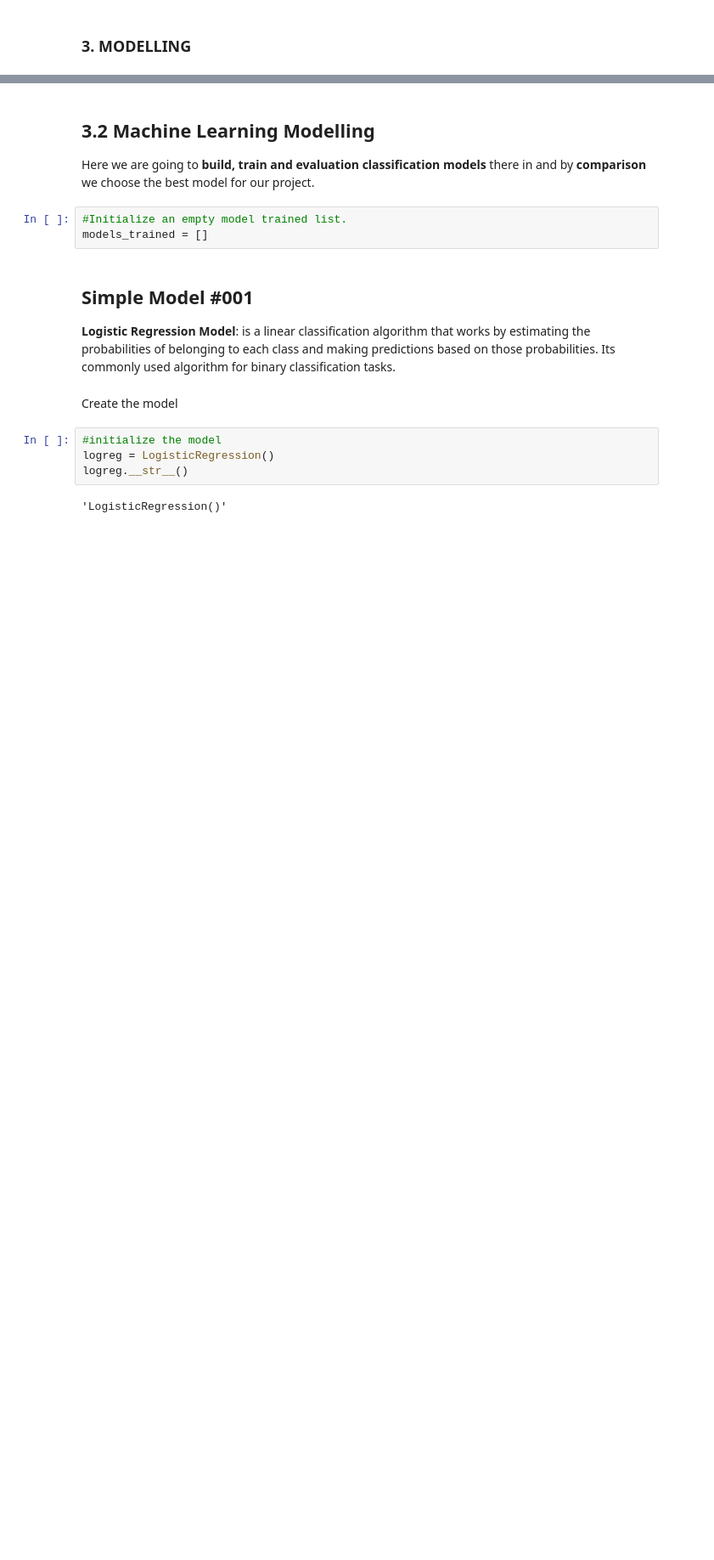
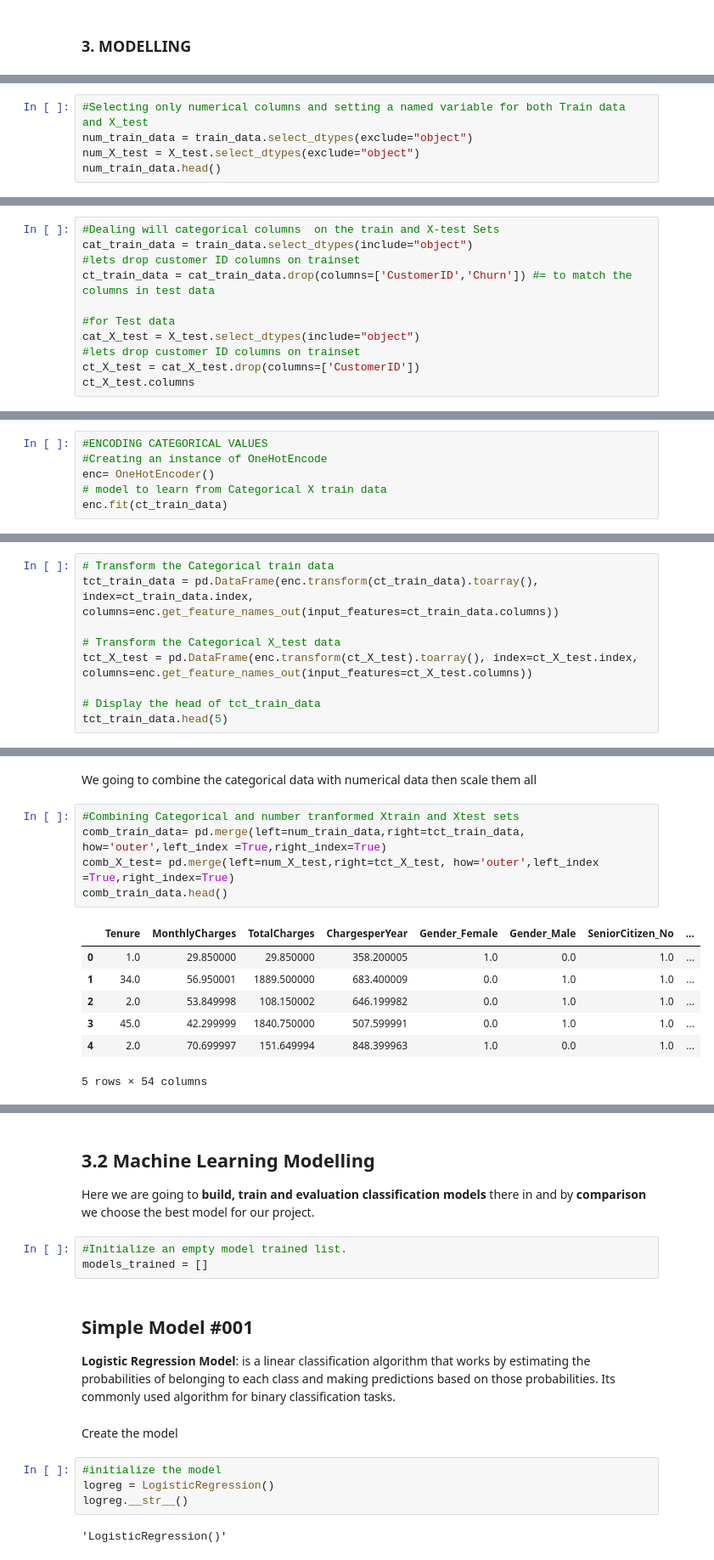
Before and after one commit to MarthaK-Coder/Azubi-Africa-LP2-Sprint, a Jupyter notebook: Project2 Notebook.ipynb, the cells around one changed output, grey strips where cells are left out. Shown at 85% size. Saved outputs shown, nothing was run; the diff lists cells and outputs as text; blank space fills up the shorter version.

```diff
--- a/Project2 Notebook.ipynb
+++ b/Project2 Notebook.ipynb
@@ -1316,0 +1373,5 @@ Overall, the plot implies that newer clients often opt for month-to-month contra
+# %%
+#Selecting only numerical columns and setting a named variable for both Train data and X_test
+num_train_data = train_data.select_dtypes(exclude="object")
+num_X_test = X_test.select_dtypes(exclude="object")
+num_train_data.head()
@@ -1316,0 +1385,11 @@ Overall, the plot implies that newer clients often opt for month-to-month contra
+# %%
+#Dealing will categorical columns  on the train and X-test Sets
+cat_train_data = train_data.select_dtypes(include="object")
+#lets drop customer ID columns on trainset
+ct_train_data = cat_train_data.drop(columns=['CustomerID','Churn']) #= to match the columns in test data
+
+#for Test data
+cat_X_test = X_test.select_dtypes(include="object")
+#lets drop customer ID columns on trainset
+ct_X_test = cat_X_test.drop(columns=['CustomerID'])
+ct_X_test.columns
@@ -1316,0 +1406,6 @@ Overall, the plot implies that newer clients often opt for month-to-month contra
+# %%
+#ENCODING CATEGORICAL VALUES
+#Creating an instance of OneHotEncode
+enc= OneHotEncoder()
+# model to learn from Categorical X train data
+enc.fit(ct_train_data)
@@ -1316,0 +1414,9 @@ Overall, the plot implies that newer clients often opt for month-to-month contra
+# %%
+# Transform the Categorical train data
+tct_train_data = pd.DataFrame(enc.transform(ct_train_data).toarray(), index=ct_train_data.index, columns=enc.get_feature_names_out(input_features=ct_train_data.columns))
+
+# Transform the Categorical X_test data
+tct_X_test = pd.DataFrame(enc.transform(ct_X_test).toarray(), index=ct_X_test.index, columns=enc.get_feature_names_out(input_features=ct_X_test.columns))
+
+# Display the head of tct_train_data
+tct_train_data.head(5)
@@ -1316,0 +1431,15 @@ Overall, the plot implies that newer clients often opt for month-to-month contra
+# %% [markdown]
+We going to combine the categorical data with numerical data then scale them all
+# %%
+#Combining Categorical and number tranformed Xtrain and Xtest sets
+comb_train_data= pd.merge(left=num_train_data,right=tct_train_data, how='outer',left_index =True,right_index=True)
+comb_X_test= pd.merge(left=num_X_test,right=tct_X_test, how='outer',left_index =True,right_index=True)
+comb_train_data.head()
+# %% [output]
+|  | Tenure | MonthlyCharges | TotalCharges | ChargesperYear | Gender_Female | Gender_Male | SeniorCitizen_No | ... |
+| 0 | 1.0 | 29.850000 | 29.850000 | 358.200005 | 1.0 | 0.0 | 1.0 | ... |
+| 1 | 34.0 | 56.950001 | 1889.500000 | 683.400009 | 0.0 | 1.0 | 1.0 | ... |
+| 2 | 2.0 | 53.849998 | 108.150002 | 646.199982 | 0.0 | 1.0 | 1.0 | ... |
+| 3 | 45.0 | 42.299999 | 1840.750000 | 507.599991 | 0.0 | 1.0 | 1.0 | ... |
+| 4 | 2.0 | 70.699997 | 151.649994 | 848.399963 | 1.0 | 0.0 | 1.0 | ... |
+5 rows × 54 columns
```
Also changed, not shown: parts of 25 cells of this notebook.
